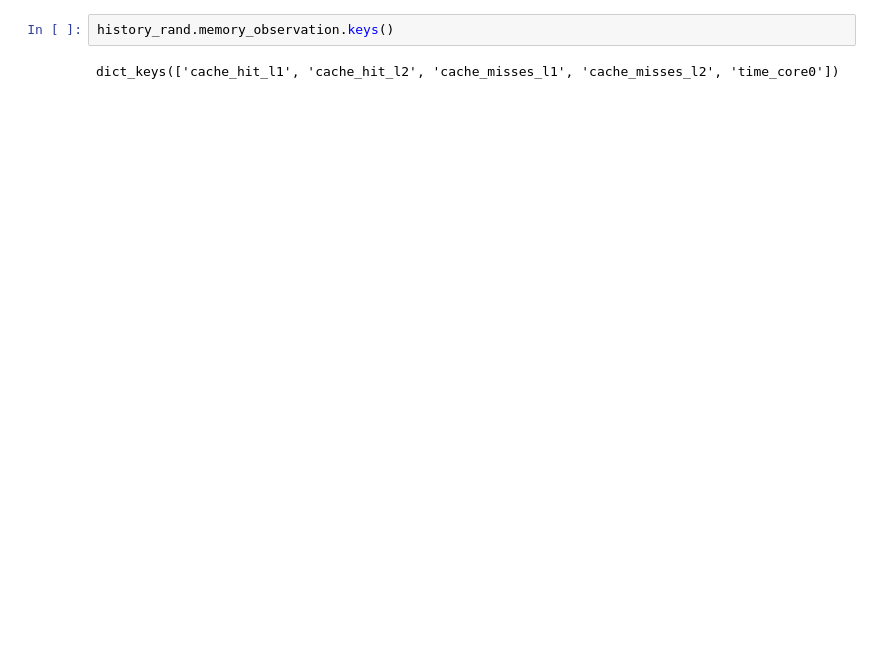
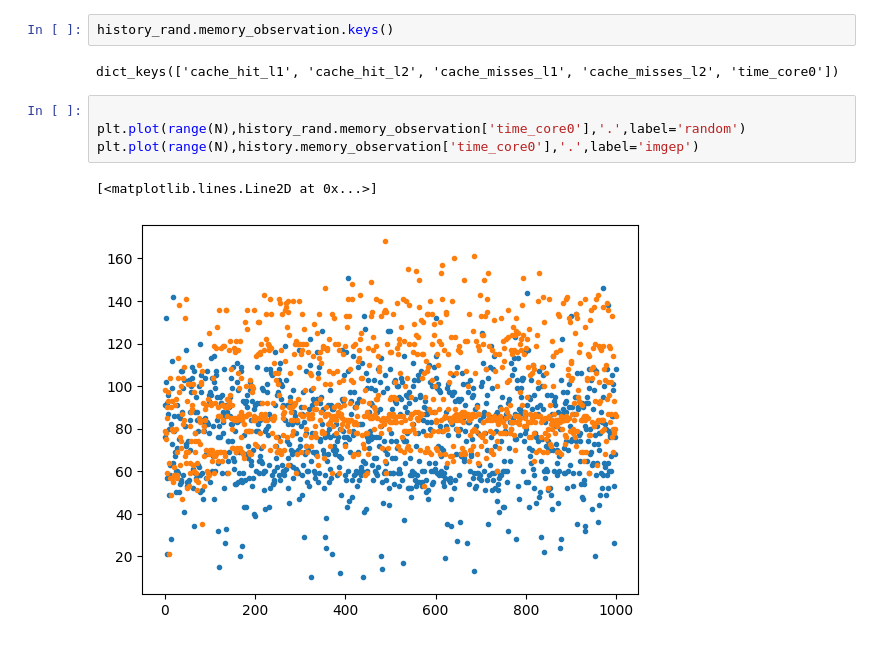
Before and after one commit to Ludoviccccc/Aixia_nouvelle_approche, a Jupyter notebook: demo.ipynb, the cells around one changed output. Saved outputs shown, nothing was run; the diff lists cells and outputs as text; blank space fills up the shorter version.

```diff
--- a/demo.ipynb
+++ b/demo.ipynb
@@ -129,3 +144,10 @@ plt.show()
 history_rand.memory_observation.keys()
 # %% [output]
 dict_keys(['cache_hit_l1', 'cache_hit_l2', 'cache_misses_l1', 'cache_misses_l2', 'time_core0'])
+# %%
+
+plt.plot(range(N),history_rand.memory_observation['time_core0'],'.',label='random')
+plt.plot(range(N),history.memory_observation['time_core0'],'.',label='imgep')
+# %% [output]
+[<matplotlib.lines.Line2D at 0x...>]
+[figure, added]
```
Also changed, not shown: parts of 7 cells of this notebook.
